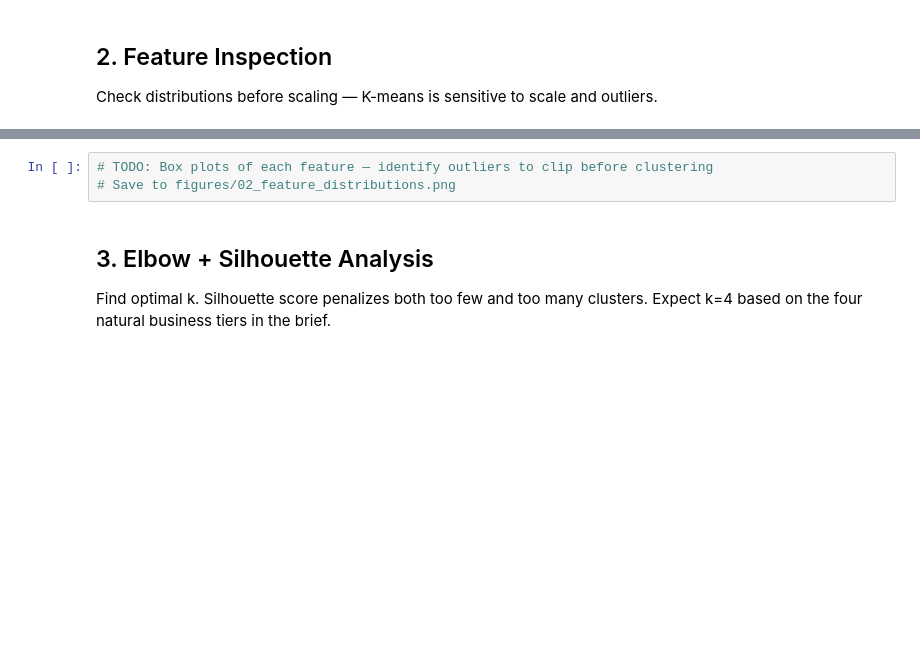
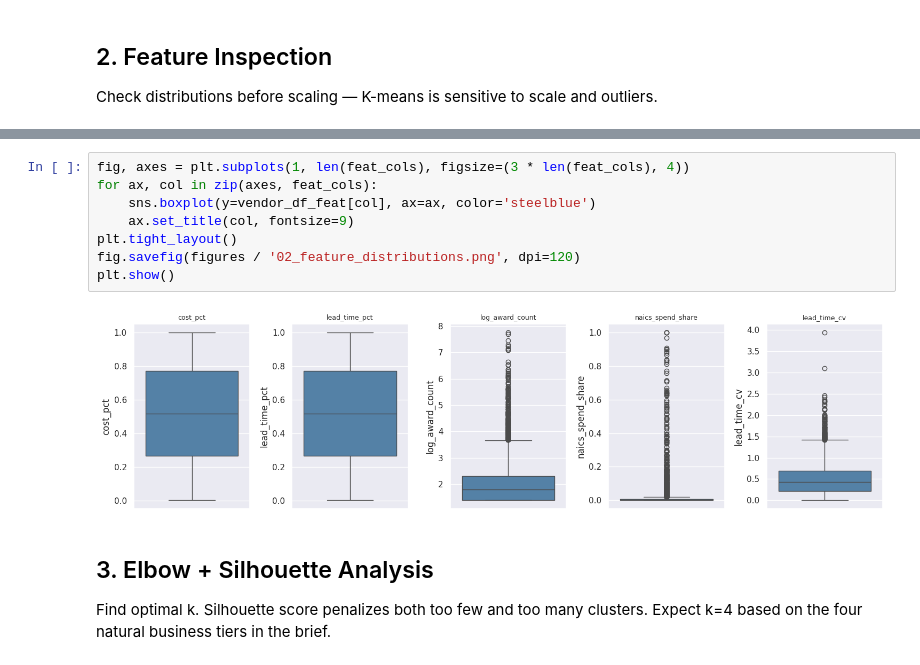
Before and after one commit to aalias01/supply-chain-cost-intelligence, a Jupyter notebook: notebooks/02_clustering.ipynb, the cells around one changed output, grey strips where cells are left out. Cells and saved outputs as stored; diff of their text form; blank space fills up the shorter version.

```diff
--- a/notebooks/02_clustering.ipynb
+++ b/notebooks/02_clustering.ipynb
@@ -48,6 +69,13 @@ vendor_df_feat[feat_cols].describe()
-# %%
-# TODO: Box plots of each feature — identify outliers to clip before clustering
-# Save to figures/02_feature_distributions.png
+# %%
+fig, axes = plt.subplots(1, len(feat_cols), figsize=(3 * len(feat_cols), 4))
+for ax, col in zip(axes, feat_cols):
+    sns.boxplot(y=vendor_df_feat[col], ax=ax, color='steelblue')
+    ax.set_title(col, fontsize=9)
+plt.tight_layout()
+fig.savefig(figures / '02_feature_distributions.png', dpi=120)
+plt.show()
+# %% [output]
+[figure, added]
 # %% [markdown]
 ## 3. Elbow + Silhouette Analysis
 
```
Also changed, not shown: parts of 11 cells of this notebook, 14 other files.
